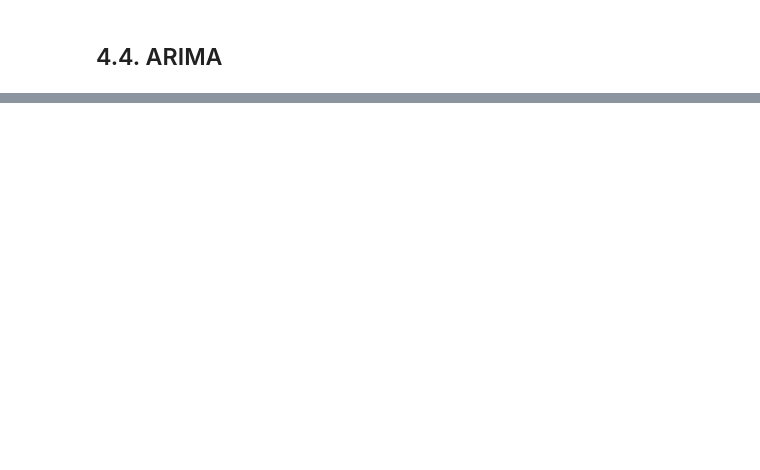
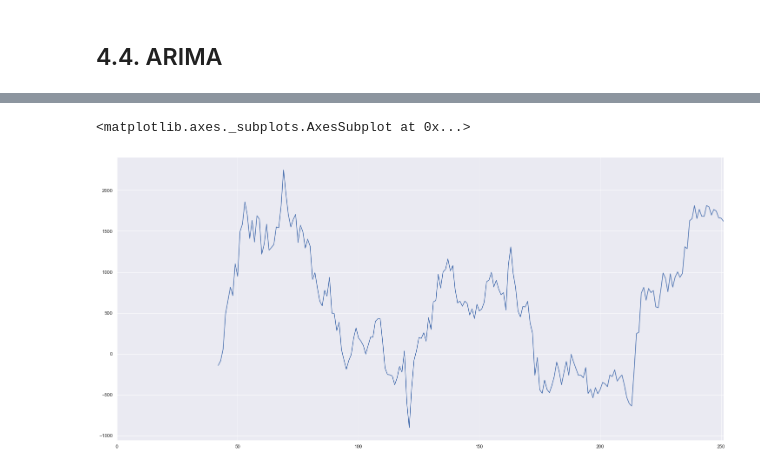
Before and after one commit to Meigarom/TimeSeries-Academy, a Jupyter notebook: book-practical-timeSeries-analysis/book_codes.ipynb, the cells around one changed output, grey strips where cells are left out. Saved outputs shown, nothing was run; the diff lists cells and outputs as text; code cells hidden in the pictures; blank space fills up the shorter version.

```diff
--- a/book-practical-timeSeries-analysis/book_codes.ipynb
+++ b/book-practical-timeSeries-analysis/book_codes.ipynb
@@ -454,0 +556,7 @@ Text(0, 0.5, 'Closing price')
+# %%
+# Seasonality ( based on first difference ACF shows significance at 42 lag )
+x = djia_df['Close'] - djia_df['Close'].shift( 42 )
+x.plot()
+# %% [output]
+<matplotlib.axes._subplots.AxesSubplot at 0x...>
+[figure, added]
```
Also changed, not shown: parts of 33 cells of this notebook.
